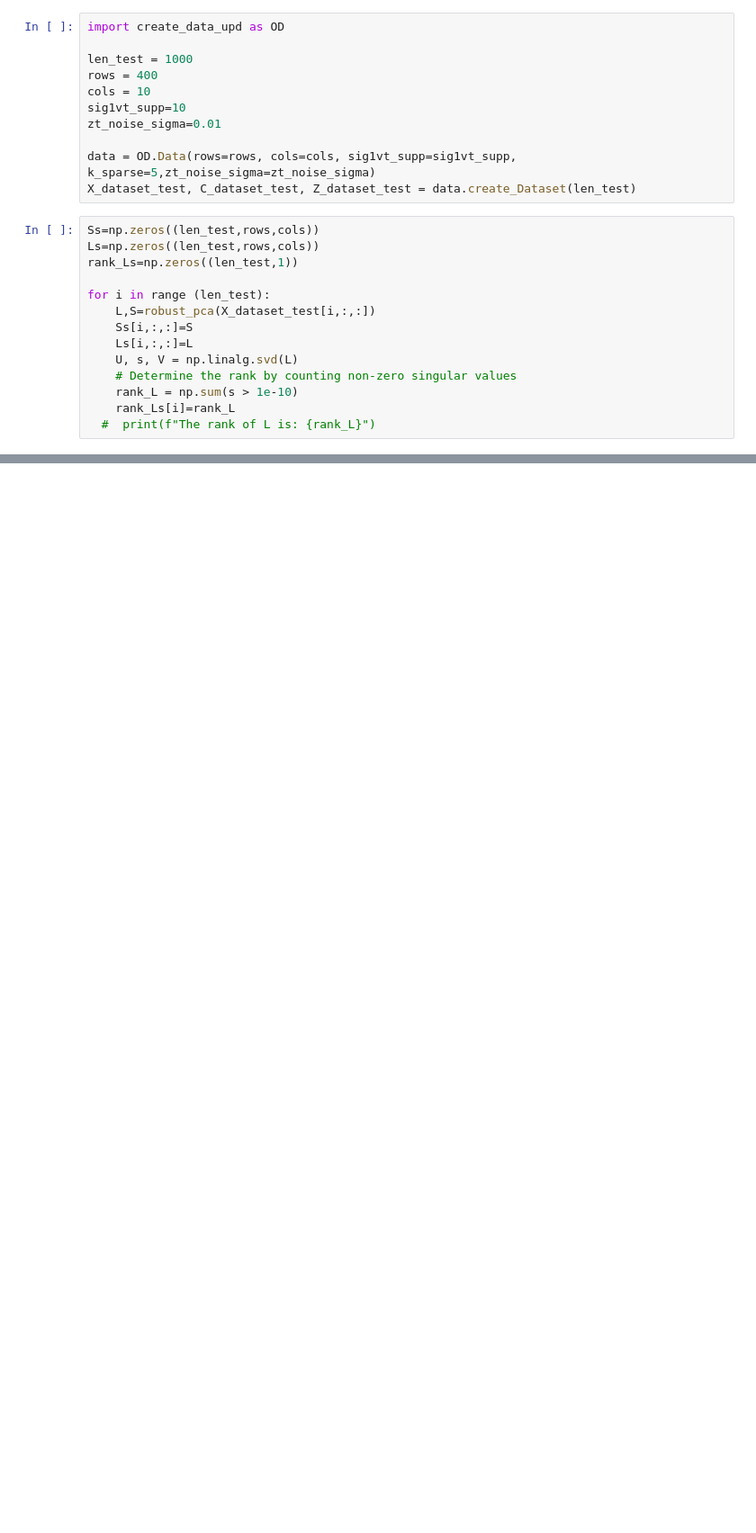
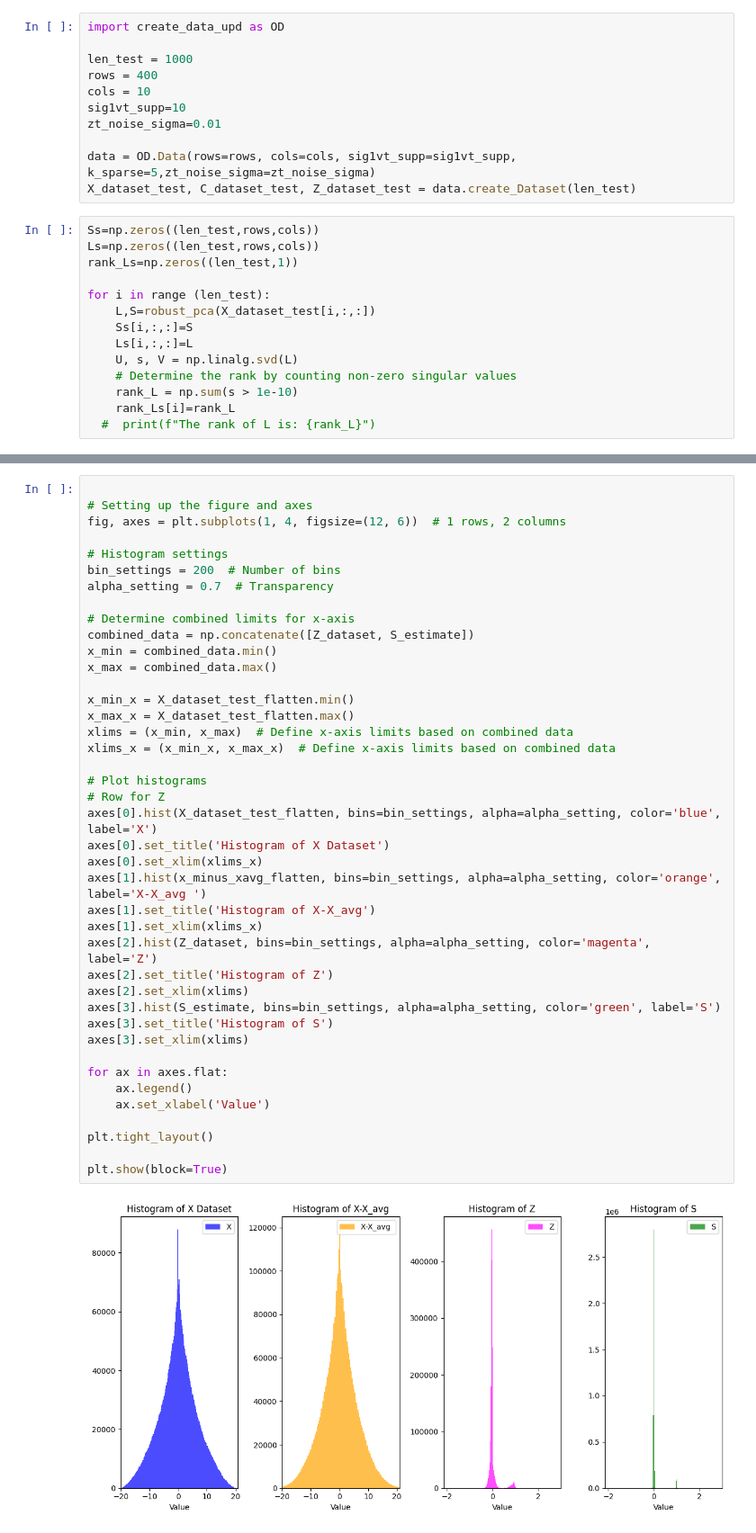
Before and after one commit to itaygeva/MultidimCS, a Jupyter notebook: robust_PCA.ipynb, the cells around one changed output, grey strips where cells are left out. Shown at 90% size. Drawn from its saved outputs; the diff is of its cells as text; blank space fills up the shorter version.

Commit message:
added histograms

```diff
--- a/robust_PCA.ipynb
+++ b/robust_PCA.ipynb
@@ -207,0 +282,43 @@ print(f"Average MSE of Z and Z biggest values: {average_mse}")
+# %%
+
+# Setting up the figure and axes
+fig, axes = plt.subplots(1, 4, figsize=(12, 6))  # 1 rows, 2 columns
+
+# Histogram settings
+bin_settings = 200  # Number of bins
+alpha_setting = 0.7  # Transparency
+
+# Determine combined limits for x-axis
+combined_data = np.concatenate([Z_dataset, S_estimate])
+x_min = combined_data.min()
+x_max = combined_data.max()
+
+x_min_x = X_dataset_test_flatten.min()
+x_max_x = X_dataset_test_flatten.max()
+xlims = (x_min, x_max)  # Define x-axis limits based on combined data
+xlims_x = (x_min_x, x_max_x)  # Define x-axis limits based on combined data
+
+# Plot histograms
+# Row for Z
+axes[0].hist(X_dataset_test_flatten, bins=bin_settings, alpha=alpha_setting, color='blue', label='X')
+axes[0].set_title('Histogram of X Dataset')
+axes[0].set_xlim(xlims_x)
+axes[1].hist(x_minus_xavg_flatten, bins=bin_settings, alpha=alpha_setting, color='orange', label='X-X_avg ')
+axes[1].set_title('Histogram of X-X_avg')
+axes[1].set_xlim(xlims_x)
+axes[2].hist(Z_dataset, bins=bin_settings, alpha=alpha_setting, color='magenta', label='Z')
+axes[2].set_title('Histogram of Z')
+axes[2].set_xlim(xlims)
+axes[3].hist(S_estimate, bins=bin_settings, alpha=alpha_setting, color='green', label='S')
+axes[3].set_title('Histogram of S')
+axes[3].set_xlim(xlims)
+
+for ax in axes.flat:
+    ax.legend()
+    ax.set_xlabel('Value')
+
+plt.tight_layout()
+
+plt.show(block=True)
+# %% [output]
+[figure, added]
```
Also changed, not shown: parts of 10 cells of this notebook.
